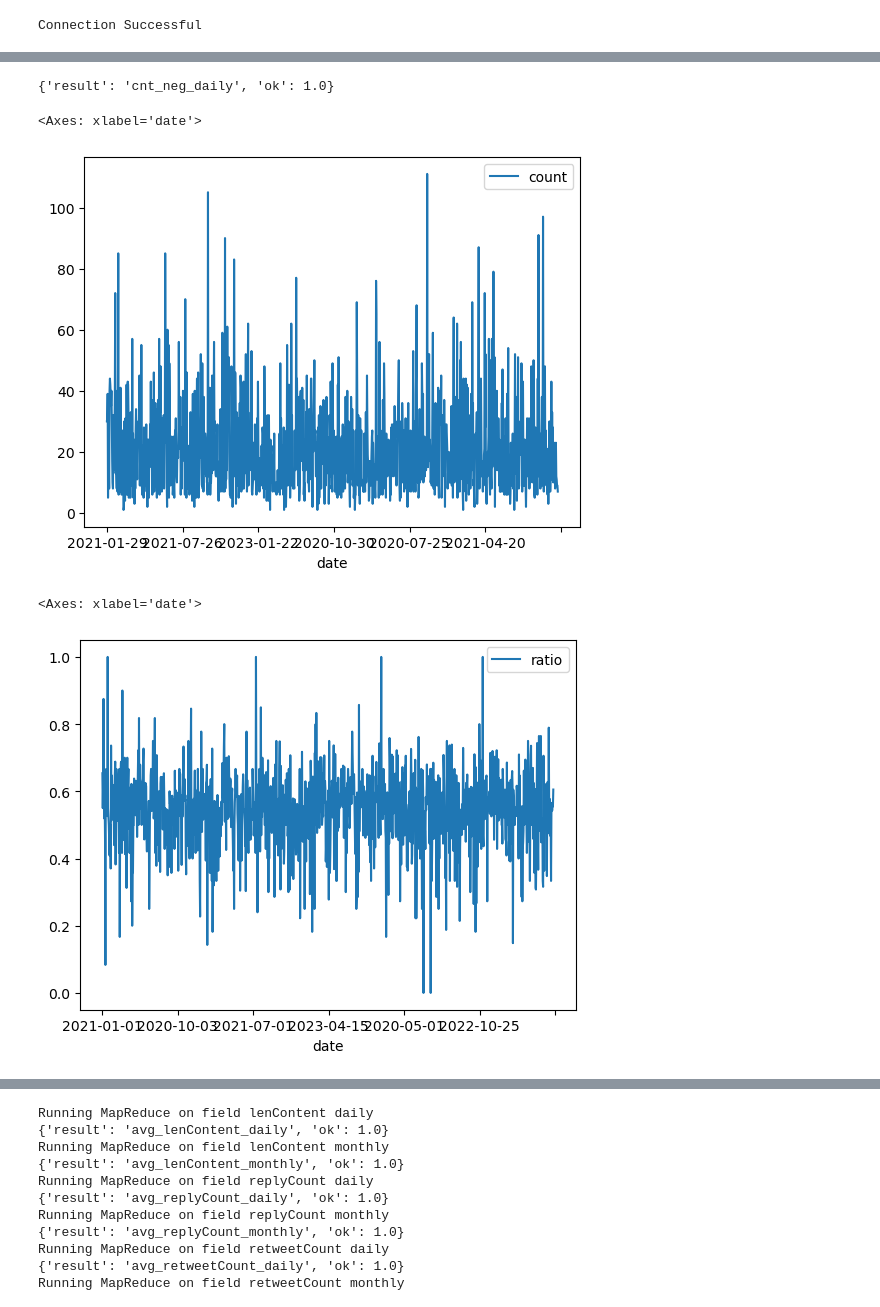
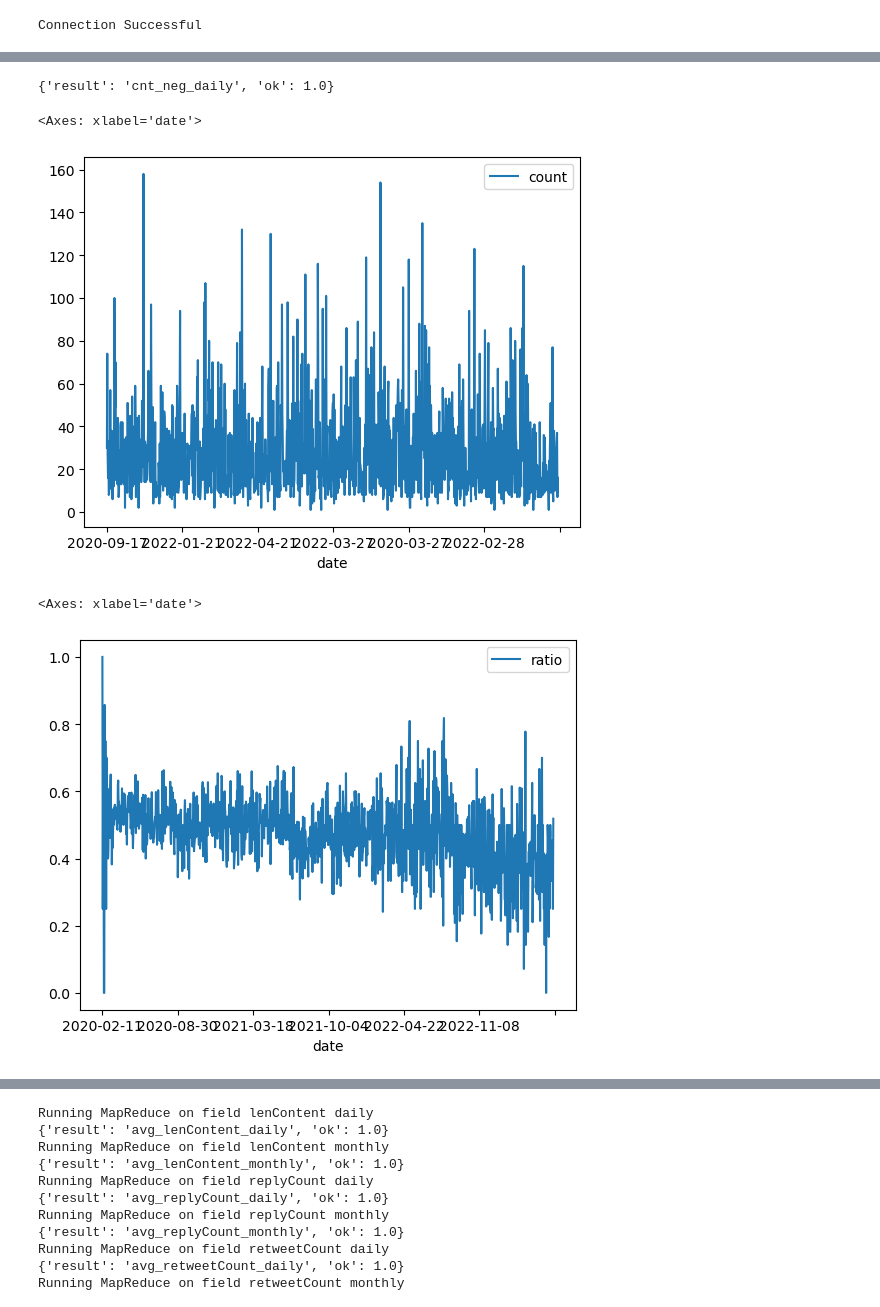
Before and after one commit to burkshnn/CCT_MSc_Data_Analytics, a Jupyter notebook: data_mongo_mapreduce/MongoDB_MapReduce.ipynb, the cells around one changed output, grey strips where cells are left out. Cells and saved outputs as stored; diff of their text form; code cells hidden in the pictures.

Commit message:
Change MapReduced value aggregation date logic to pre-creating date ranges.

```diff
--- a/data_mongo_mapreduce/MongoDB_MapReduce.ipynb
+++ b/data_mongo_mapreduce/MongoDB_MapReduce.ipynb
@@ -46,3 +47,16 @@ twcollection.find_one()
  'neu': 0.591,
  'neg': 0.0,
  'date_month': '2020-02'}
+# %%
+# create date list
+day_range = []
+month_range = []
+start_date = date(2020, 2, 11)
+for i in range(365*3+30*3+14):
+    iter_date = start_date + timedelta(i)
+    day_range.append(iter_date.strftime("%Y-%m-%d"))
+    if iter_date.strftime("%Y-%m") not in month_range:
+        month_range.append(iter_date.strftime("%Y-%m"))
+
+print('Day range is from %s to %s' % (day_range[0], day_range[-1]))
+print('Month range is from %s to %s' % (month_range[0], month_range[-1]))
@@ -86,7 +103,7 @@ df.plot()
 # MapReduce to count negative tweets every day
 map_func = """
 function() {
-    if (this.neg > this.pos) {
+    if (this.neg >= this.pos) {
         emit({date:this.date}, 1);
     }
 }
@@ -117,25 +134,24 @@ df.plot()
 # %% [output]
 {'result': 'cnt_neg_daily', 'ok': 1.0}
 <Axes: xlabel='date'>
-[figure, old version]
+[figure, new version]
 # %%
 # Find positive tweet ratio daily
-days = set(cnt_pos_daily.keys()) | set(cnt_neg_daily.keys())
 pos_ratio_daily = {}
-for d in days:
+for d in day_range:
     pos_cnt = cnt_pos_daily.get(d, 0)
     neg_cnt = cnt_neg_daily.get(d, 0)
     total = pos_cnt + neg_cnt
     if total > 0:
         ratio = pos_cnt / total
         pos_ratio_daily[d] = ratio
 
 # Create timeseries of positive tweet ratio (daily)
 df = pd.DataFrame(list(pos_ratio_daily.items()), columns=['date', 'ratio']).set_index('date')
 df.plot()
 # %% [output]
 <Axes: xlabel='date'>
-[figure, old version]
+[figure, new version]
 # %%
 # MapReduce to count positive tweets every month
 map_func = """
```
Also changed, not shown: parts of 8 cells of this notebook, 1 other file.
